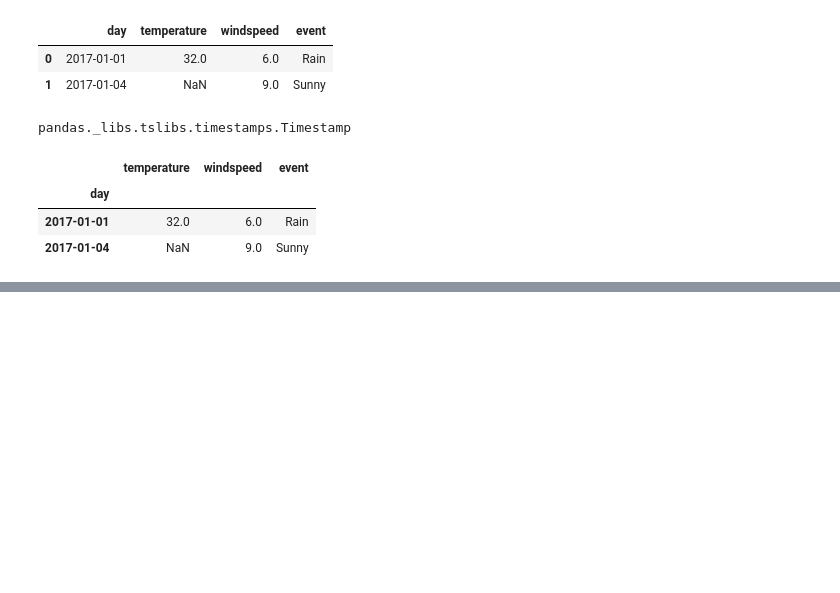
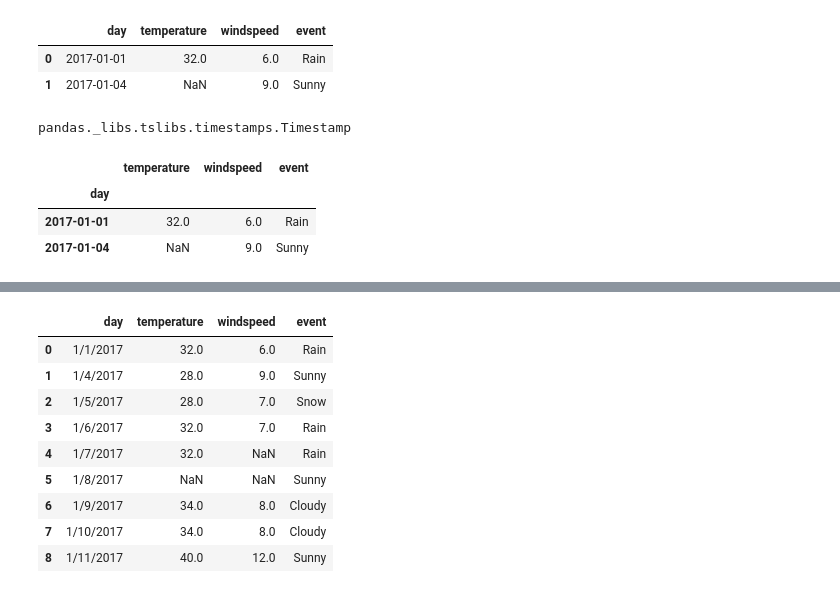
Before and after one commit to subsain/python_files, a Jupyter notebook: d5_d7/panda.ipynb, the cells around one changed output, grey strips where cells are left out. Saved outputs shown, nothing was run; the diff lists cells and outputs as text; code cells hidden in the pictures; blank space fills up the shorter version.

```diff
--- a/d5_d7/panda.ipynb
+++ b/d5_d7/panda.ipynb
@@ -472,0 +490,14 @@ new_df
+# %%
+df_copy1=df_copy.fillna(method="bfill", limit=1) # we can also set limit that which value we want fill or not, where 'limit=1' mean only one value change in row by bfill method
+df_copy1
+# %% [output]
+|  | day | temperature | windspeed | event |
+| 0 | 1/1/2017 | 32.0 | 6.0 | Rain |
+| 1 | 1/4/2017 | 28.0 | 9.0 | Sunny |
+| 2 | 1/5/2017 | 28.0 | 7.0 | Snow |
+| 3 | 1/6/2017 | 32.0 | 7.0 | Rain |
+| 4 | 1/7/2017 | 32.0 | NaN | Rain |
+| 5 | 1/8/2017 | NaN | NaN | Sunny |
+| 6 | 1/9/2017 | 34.0 | 8.0 | Cloudy |
+| 7 | 1/10/2017 | 34.0 | 8.0 | Cloudy |
+| 8 | 1/11/2017 | 40.0 | 12.0 | Sunny |
```
Also changed, not shown: parts of 10 cells of this notebook.
